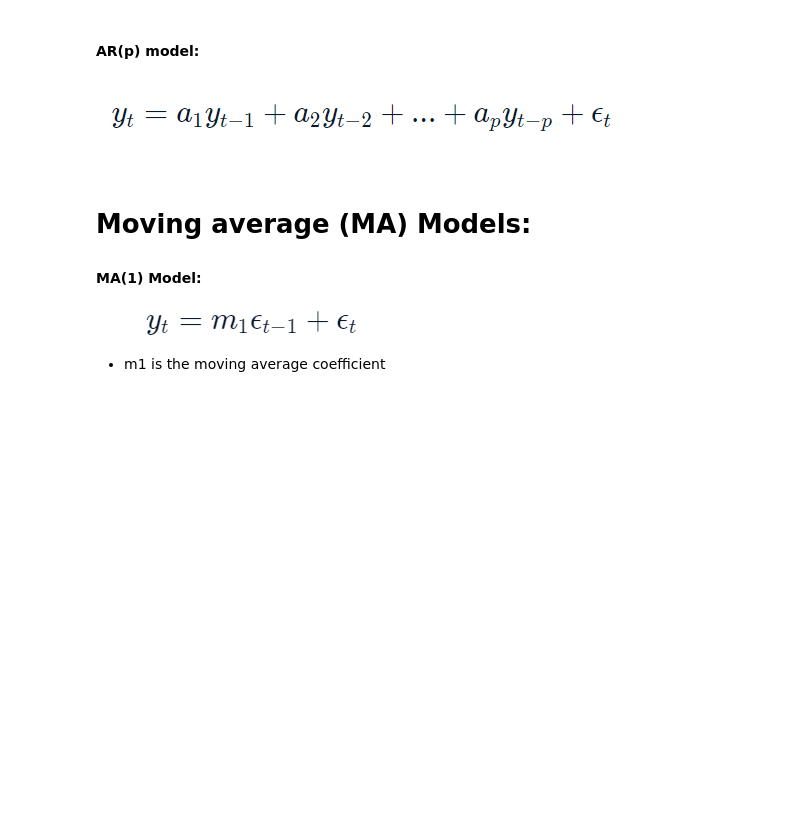
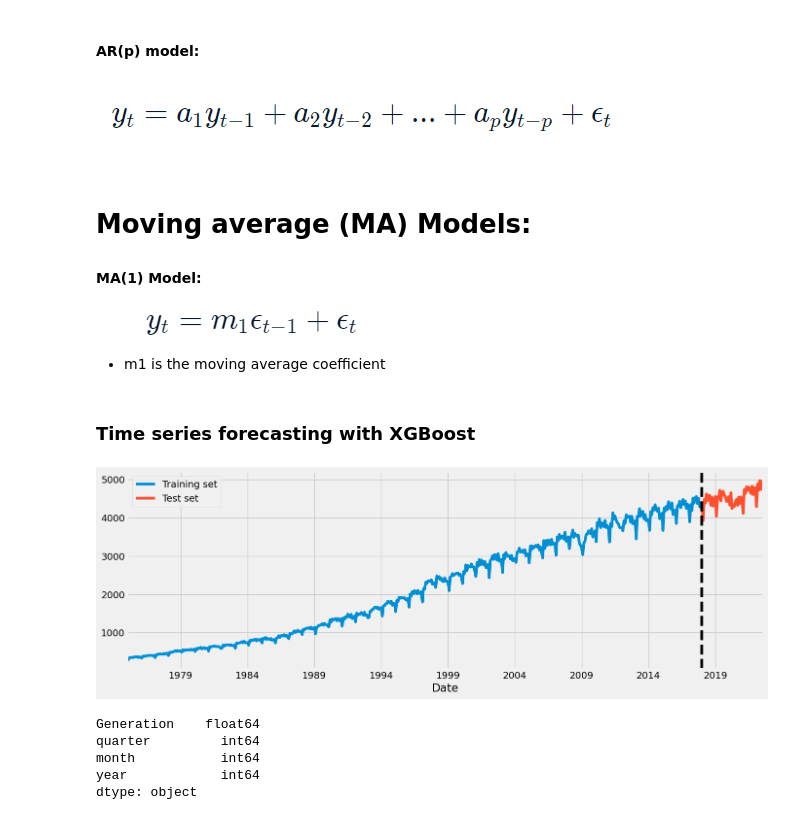
Before and after one commit to LaddieTJC/SG-electricity-generation-analysis, a Jupyter notebook: Singapore Electrical Generation (Industry).ipynb, the cells around one changed output. Saved outputs shown, nothing was run; the diff lists cells and outputs as text; code cells hidden in the pictures; blank space fills up the shorter version.

```diff
--- a/Singapore Electrical Generation (Industry).ipynb
+++ b/Singapore Electrical Generation (Industry).ipynb
@@ -207,3 +176,17 @@ results
 #### MA(1) Model:
 ![image-4.png](attachment:image-4.png)
 - m1 is the moving average coefficient
+# %% [markdown]
+### Time series forecasting with XGBoost
+# %%
+train = df.loc[df.index < '2018-01-01']
+test = df.loc[df.index >= '2018-01-01']
+
+fig,ax = plt.subplots(figsize=(15,5))
+train.plot(ax=ax,label='Train')
+test.plot(ax=ax,label='Test')
+ax.axvline('2018-01-01', color='black',ls='--')
+ax.legend(['Training set','Test set'])
+plt.show()
+# %% [output]
+[figure, added]
@@ -209,0 +201,8 @@ results
+# %%
+df.dtypes
+# %% [output]
+Generation    float64
+quarter         int64
+month           int64
+year            int64
+dtype: object
```
Also changed, not shown: parts of 30 cells of this notebook.
